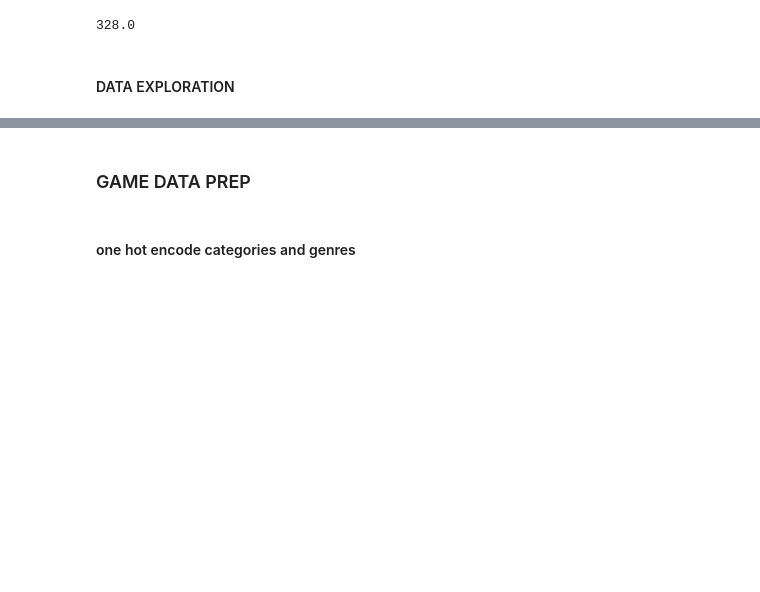
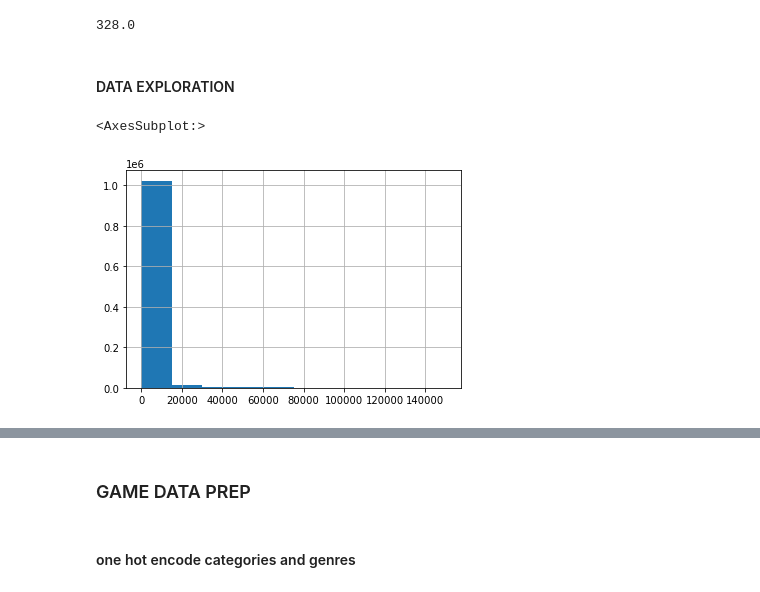
Before and after one commit to iliketurtles83/video-game-recommender-v1, a Jupyter notebook: ipynb/steam_data_prep.ipynb, the cells around one changed output, grey strips where cells are left out. Saved outputs shown, nothing was run; the diff lists cells and outputs as text; code cells hidden in the pictures; blank space fills up the shorter version.

```diff
--- a/ipynb/steam_data_prep.ipynb
+++ b/ipynb/steam_data_prep.ipynb
@@ -46,5 +46,10 @@ users_df['playtime_forever'].median()
 328.0
 # %% [markdown]
 #### DATA EXPLORATION
+# %%
+users_df.sort_values('playtime_forever', ascending=False)['playtime_forever'].hist()
+# %% [output]
+<AxesSubplot:>
+[figure, added]
 # %%
 import seaborn as sns
```
Also changed, not shown: parts of 3 cells of this notebook, 5 other files.
